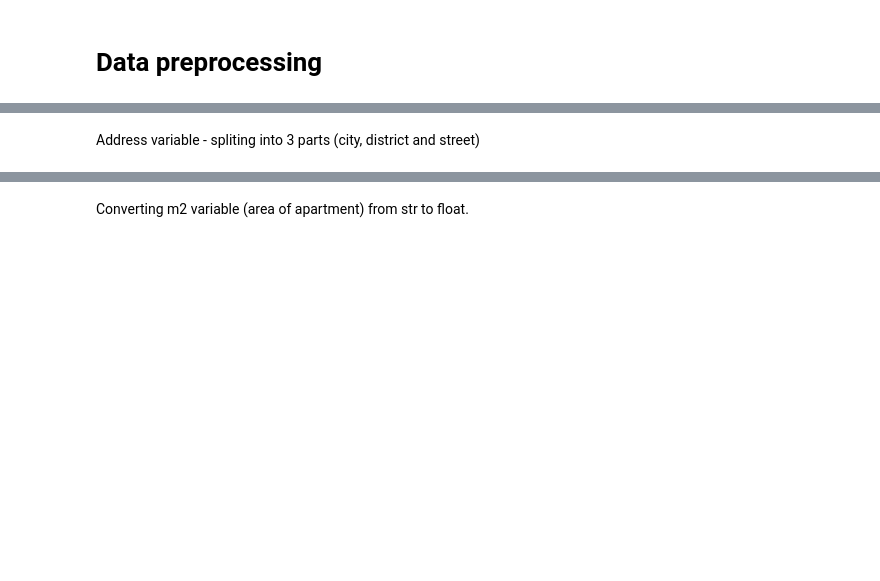
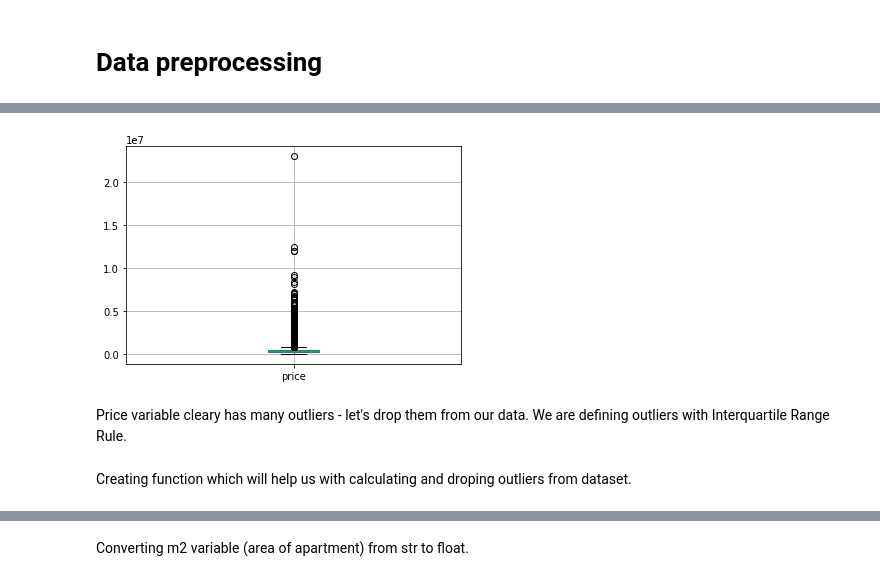
Before and after one commit to klosmichal/otodom, a Jupyter notebook: Otodom.ipynb, the cells around one changed output, grey strips where cells are left out. Drawn from its saved outputs; the diff is of its cells as text; code cells hidden in the pictures; blank space fills up the shorter version.

```diff
--- a/Otodom.ipynb
+++ b/Otodom.ipynb
@@ -130,2 +73,0 @@ Let's check if price has nromal distribution
-# %% [markdown]
-Address variable - spliting into 3 parts (city, district and street)
@@ -137,0 +74,8 @@ data = pd.concat([data, address_df], axis=1)
+# %%
+data.boxplot(column="price");
+# %% [output]
+[figure, added]
+# %% [markdown]
+Price variable cleary has many outliers - let's drop them from our data. We are defining outliers with Interquartile Range Rule.
+# %% [markdown]
+Creating function which will help us with calculating and droping outliers from dataset.
```
Also changed, not shown: parts of 89 cells of this notebook, 1 other file.
